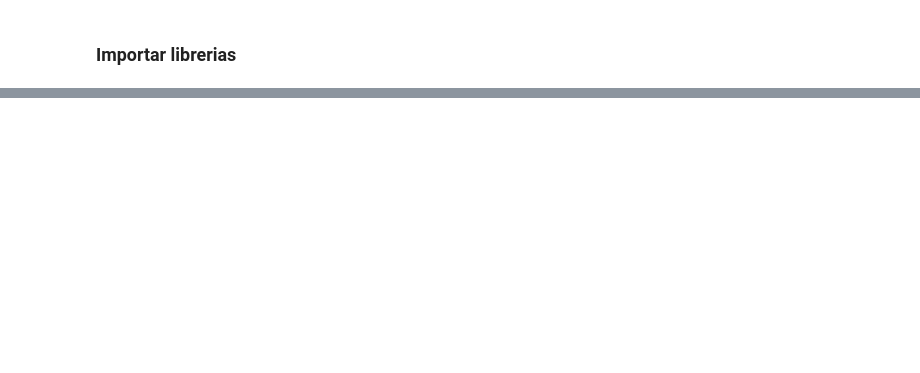
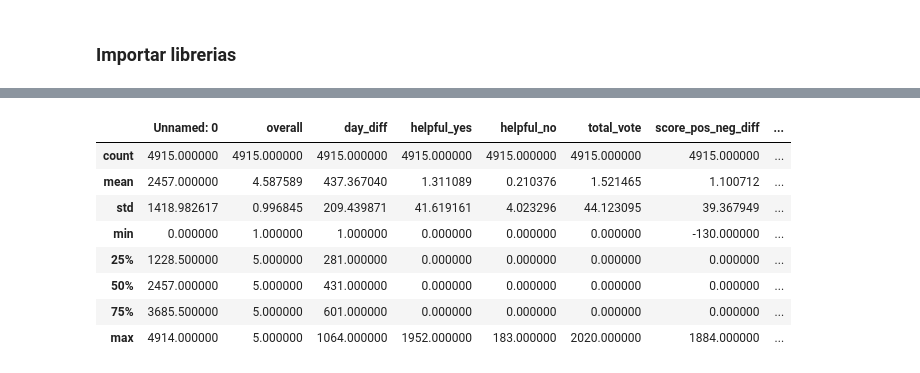
Before and after one commit to jessica-maribel/sentiment-analysis-python, a Jupyter notebook: notebooks/Sentiment_Analysis.ipynb, the cells around one changed output, grey strips where cells are left out. Cells and saved outputs as stored; diff of their text form; code cells hidden in the pictures; blank space fills up the shorter version.

Commit message:
feat: Read data

```diff
--- a/notebooks/Sentiment_Analysis.ipynb
+++ b/notebooks/Sentiment_Analysis.ipynb
@@ -16,0 +24,4 @@ import nltk
+# %%
+#Read in your data
+data = pd.read_csv('amazon_reviews.csv')
+data.head()
@@ -16,0 +35,13 @@ import nltk
+# %%
+#Description data
+data.describe()
+# %% [output]
+|  | Unnamed: 0 | overall | day_diff | helpful_yes | helpful_no | total_vote | score_pos_neg_diff | ... |
+| count | 4915.000000 | 4915.000000 | 4915.000000 | 4915.000000 | 4915.000000 | 4915.000000 | 4915.000000 | ... |
+| mean | 2457.000000 | 4.587589 | 437.367040 | 1.311089 | 0.210376 | 1.521465 | 1.100712 | ... |
+| std | 1418.982617 | 0.996845 | 209.439871 | 41.619161 | 4.023296 | 44.123095 | 39.367949 | ... |
+| min | 0.000000 | 1.000000 | 1.000000 | 0.000000 | 0.000000 | 0.000000 | -130.000000 | ... |
+| 25% | 1228.500000 | 5.000000 | 281.000000 | 0.000000 | 0.000000 | 0.000000 | 0.000000 | ... |
+| 50% | 2457.000000 | 5.000000 | 431.000000 | 0.000000 | 0.000000 | 0.000000 | 0.000000 | ... |
+| 75% | 3685.500000 | 5.000000 | 601.000000 | 0.000000 | 0.000000 | 0.000000 | 0.000000 | ... |
+| max | 4914.000000 | 5.000000 | 1064.000000 | 1952.000000 | 183.000000 | 2020.000000 | 1884.000000 | ... |
```
Also changed, not shown: parts of 3 cells of this notebook.
